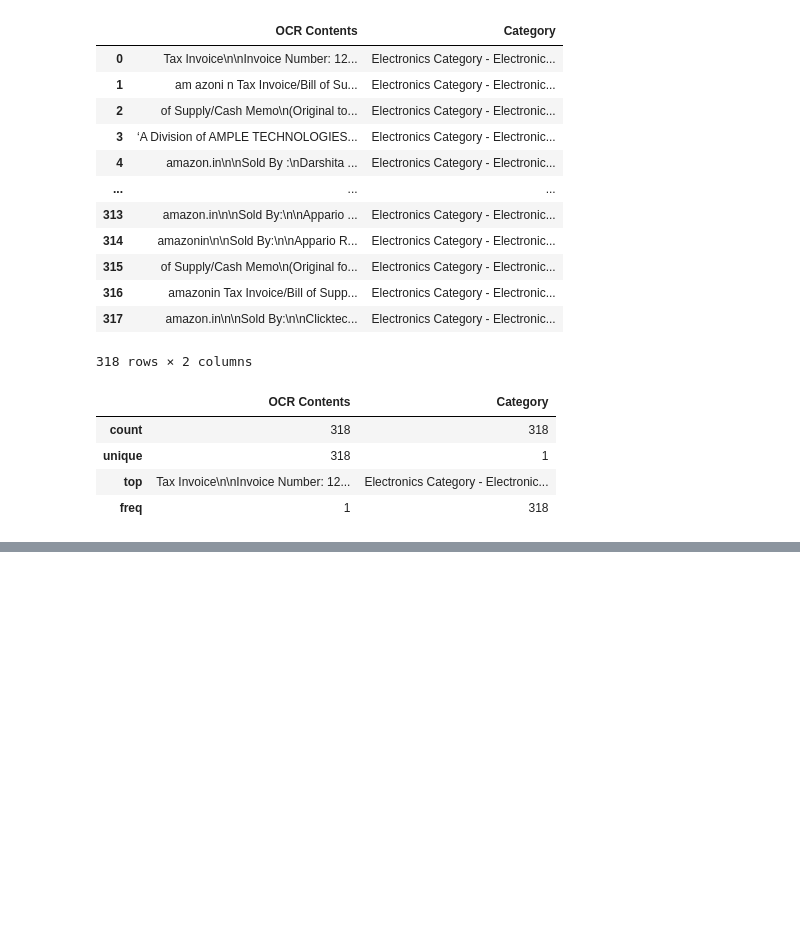
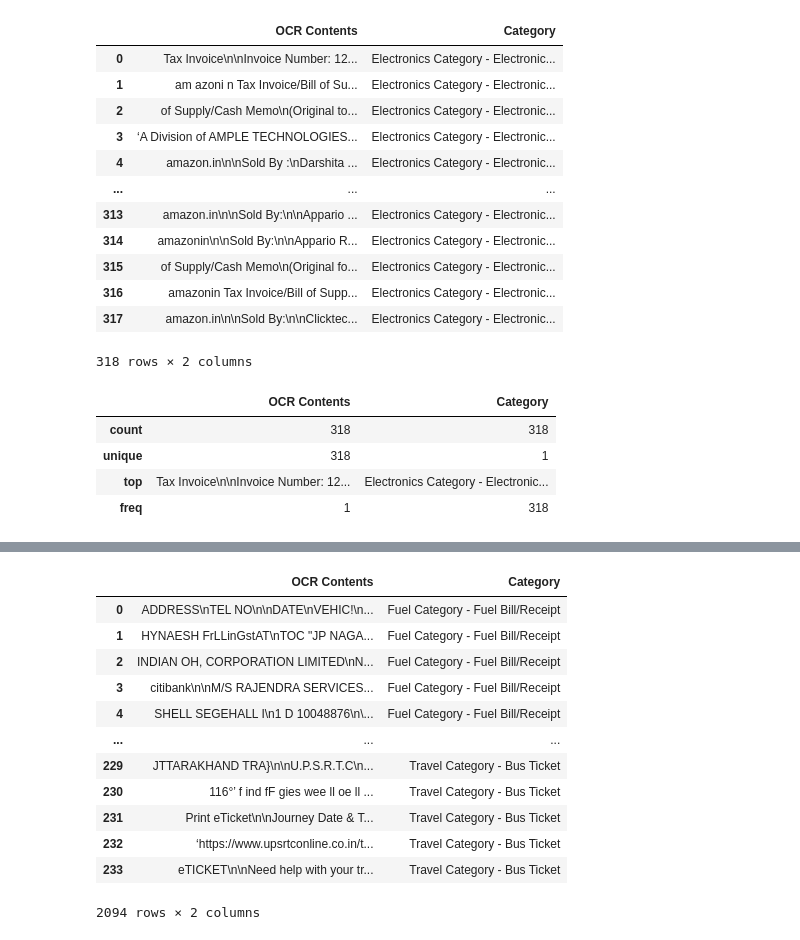
Before and after one commit to Sid-047/LMstuff, a Jupyter notebook: dataStuff/dataSampling/samplingStuff.ipynb, the cells around one changed output, grey strips where cells are left out. Cells and saved outputs as stored; diff of their text form; code cells hidden in the pictures; blank space fills up the shorter version.

Commit message:
dataCombination Stuff - CSV convo

```diff
--- a/dataStuff/dataSampling/samplingStuff.ipynb
+++ b/dataStuff/dataSampling/samplingStuff.ipynb
@@ -837,0 +840,4 @@ jsonData
+# %%
+
+jsonStuff = glob.glob("jsonStuff/*.json")
+jsonStuff
@@ -837,0 +852,3 @@ jsonData
+# %%
+outDf = pd.read_json(jsonStuff.pop())
+outDf
@@ -837,0 +869,20 @@ jsonData
+# %%
+for i in tqdm.tqdm(jsonStuff, colour = 'red'):
+    df = pd.read_json(i)
+    outDf = pd.concat([outDf, df], axis=0)
+# %%
+outDf
+# %% [output]
+|  | OCR Contents | Category |
+| 0 | ADDRESS\nTEL NO\n\nDATE\nVEHIC!\n... | Fuel Category - Fuel Bill/Receipt |
+| 1 | HYNAESH FrLLinGstAT\nTOC "JP NAGA... | Fuel Category - Fuel Bill/Receipt |
+| 2 | INDIAN OH, CORPORATION LIMITED\nN... | Fuel Category - Fuel Bill/Receipt |
+| 3 | citibank\n\nM/S RAJENDRA SERVICES... | Fuel Category - Fuel Bill/Receipt |
+| 4 | SHELL SEGEHALL I\n1 D 10048876\n\... | Fuel Category - Fuel Bill/Receipt |
+| ... | ... | ... |
+| 229 | JTTARAKHAND TRA}\n\nU.P.S.R.T.C\n... | Travel Category - Bus Ticket |
+| 230 | 116°’ f ind fF gies wee ll oe ll ... | Travel Category - Bus Ticket |
+| 231 | Print eTicket\n\nJourney Date & T... | Travel Category - Bus Ticket |
+| 232 | ‘https://www.upsrtconline.co.in/t... | Travel Category - Bus Ticket |
+| 233 | eTICKET\n\nNeed help with your tr... | Travel Category - Bus Ticket |
+2094 rows × 2 columns
```
Also changed, not shown: parts of 6 cells of this notebook.
